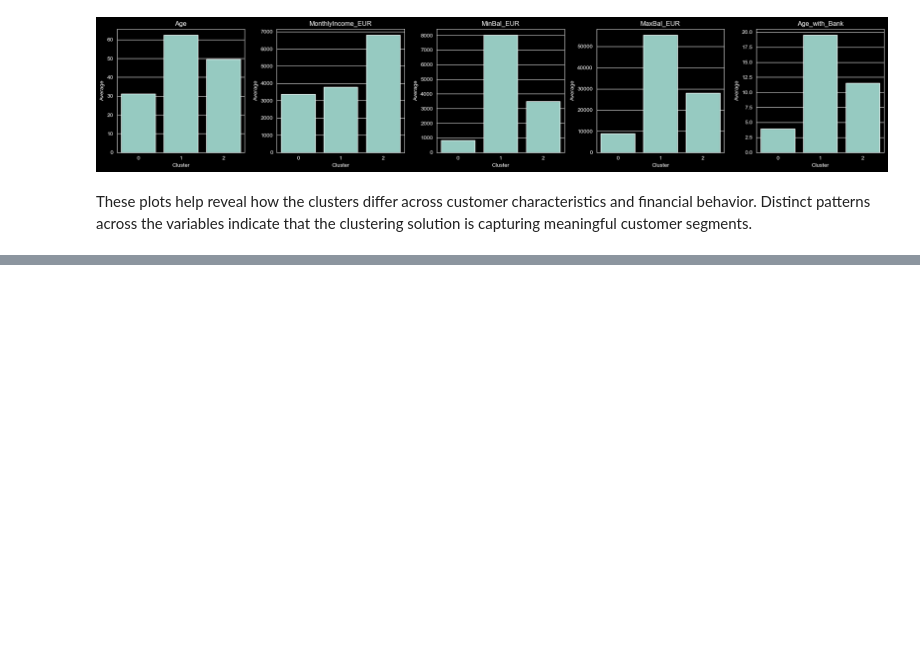
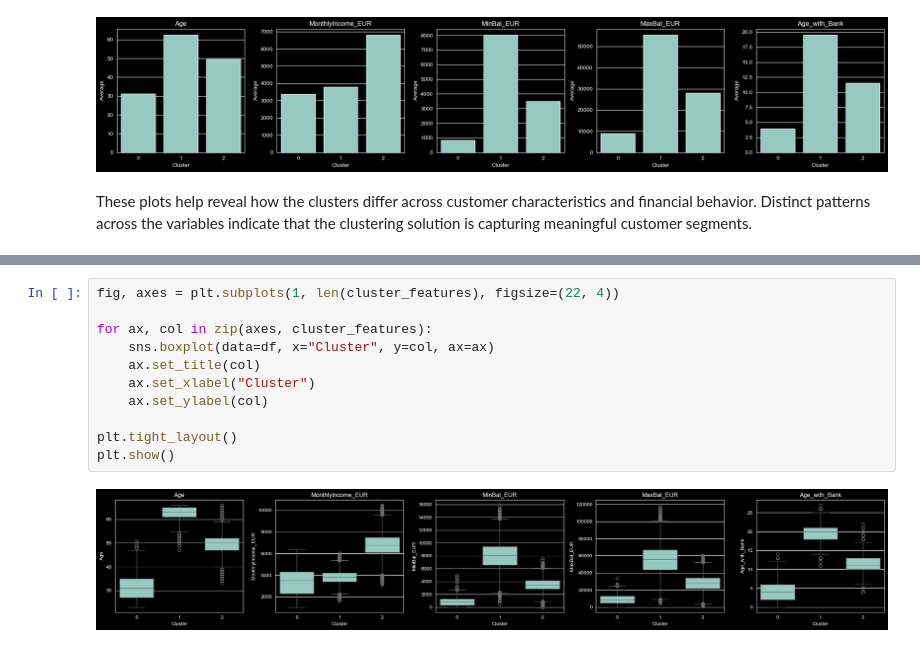
Before and after one commit to bquarkz/master-classes-empty, a Jupyter notebook: notebooks/assignments/m5/final_exam_m5fe2.ipynb, the cells around one changed output, grey strips where cells are left out. Saved outputs shown, nothing was run; the diff lists cells and outputs as text; blank space fills up the shorter version.

```diff
--- a/notebooks/assignments/m5/final_exam_m5fe2.ipynb
+++ b/notebooks/assignments/m5/final_exam_m5fe2.ipynb
@@ -304,0 +335,13 @@ These plots help reveal how the clusters differ across customer characteristics
+# %%
+fig, axes = plt.subplots(1, len(cluster_features), figsize=(22, 4))
+
+for ax, col in zip(axes, cluster_features):
+    sns.boxplot(data=df, x="Cluster", y=col, ax=ax)
+    ax.set_title(col)
+    ax.set_xlabel("Cluster")
+    ax.set_ylabel(col)
+
+plt.tight_layout()
+plt.show()
+# %% [output]
+[figure, added]
```
Also changed, not shown: parts of 8 cells of this notebook.
